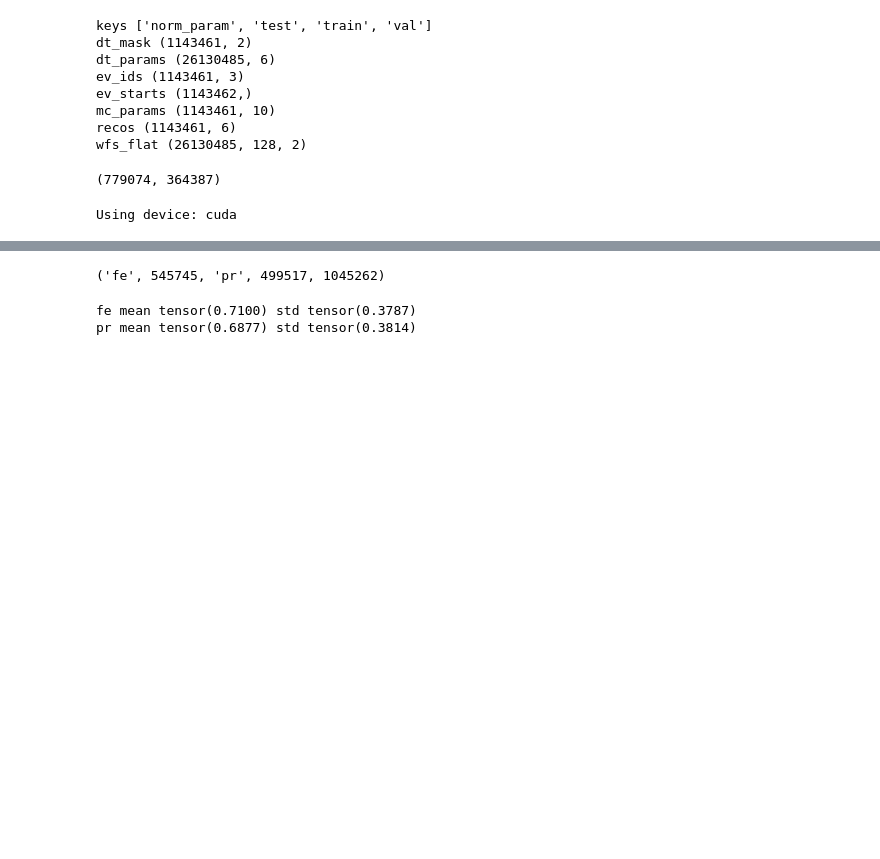
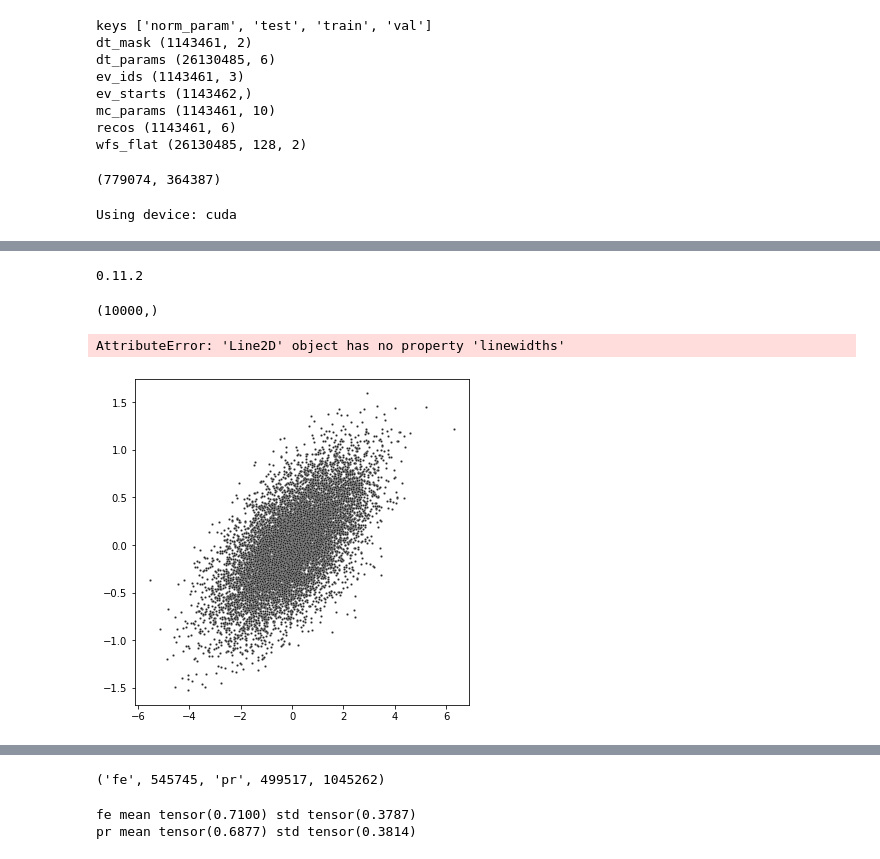
Before and after one commit to fitagdinov/Telescope_Array, a Jupyter notebook: phd_work/Notebooks/latent_analys.ipynb, the cells around one changed output, grey strips where cells are left out. Cells and saved outputs as stored; diff of their text form; code cells hidden in the pictures; blank space fills up the shorter version.

```diff
--- a/phd_work/Notebooks/latent_analys.ipynb
+++ b/phd_work/Notebooks/latent_analys.ipynb
@@ -121,0 +237,32 @@ torch.Size([1045262])
+# %%
+importlib.reload(sns)
+print(sns.__version__)
+# %% [output]
+0.11.2
+# %%
+import numpy as np
+import seaborn as sns
+import matplotlib.pyplot as plt
+import pandas as pd  # Import pandas for DataFrame
+
+# Simulate data from a bivariate Gaussian
+n = 10000
+mean = [0, 0]
+cov = [(2, .4), (.4, .2)]
+rng = np.random.RandomState(0)
+x, y = rng.multivariate_normal(mean, cov, n).T
+
+# Create a DataFrame
+df = pd.DataFrame({'x': x, 'y': y})
+
+# Draw a combo histogram and scatterplot with density contours
+f, ax = plt.subplots(figsize=(6, 6))
+sns.scatterplot(x=x, y=y, s=5, color=".15")
+print(x.shape)
+sns.kdeplot(data=df, levels=5, color="w", linewidths=1)
+
+plt.show()
+# %% [output]
+(10000,)
+AttributeError: 'Line2D' object has no property 'linewidths'
+[figure, added]
```
Also changed, not shown: parts of 9 cells of this notebook, 15 other files.
